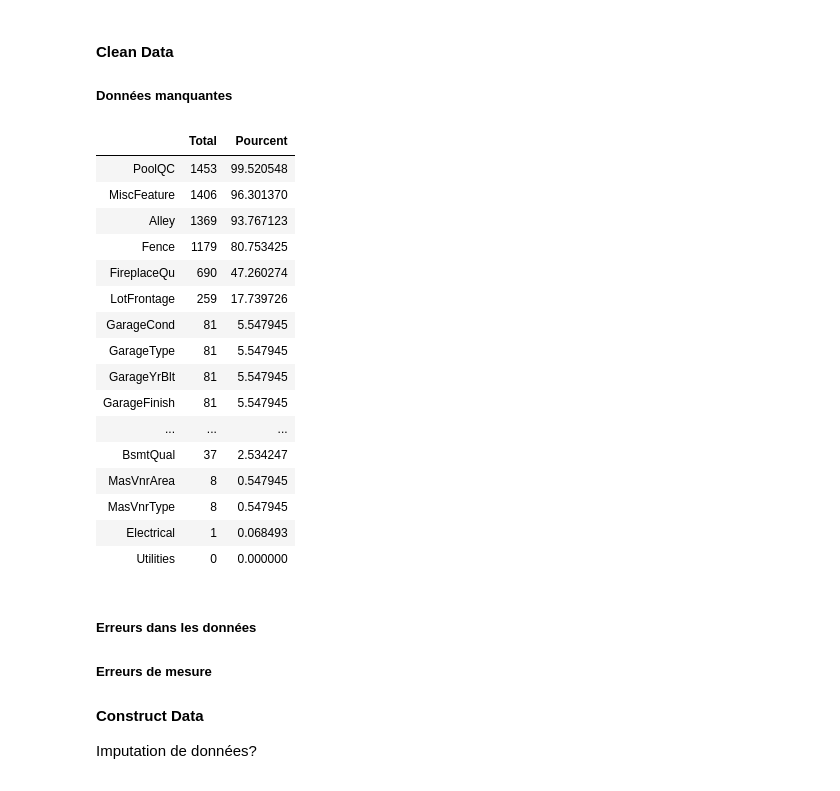
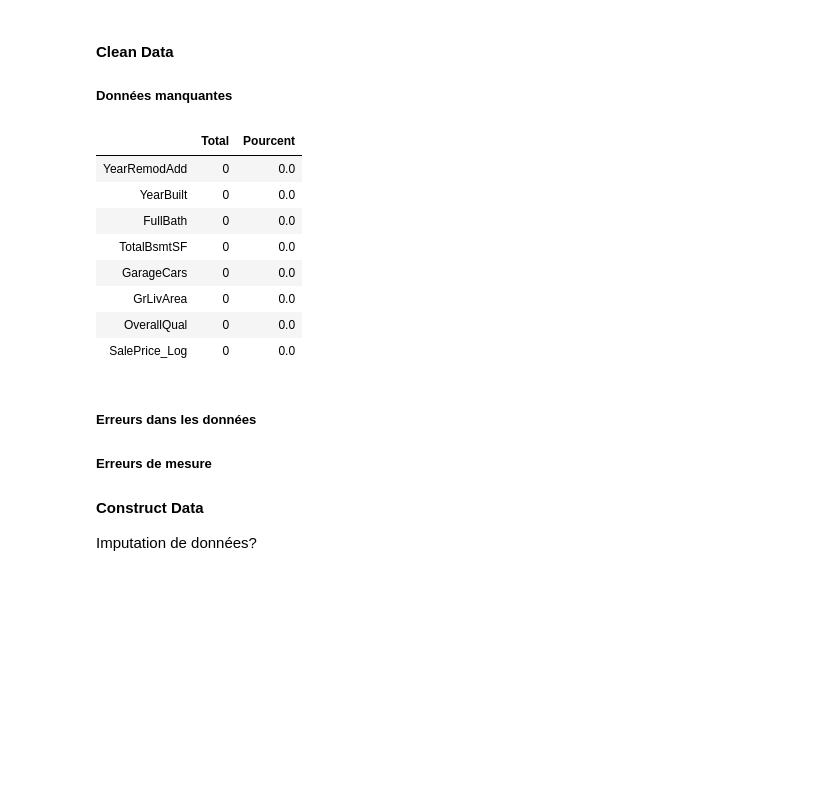
Before and after one commit to migrosdata/HousePrices, a Jupyter notebook: GroupC.ipynb, the cells around one changed output. Drawn from its saved outputs; the diff is of its cells as text; code cells hidden in the pictures; blank space fills up the shorter version.

```diff
--- a/GroupC.ipynb
+++ b/GroupC.ipynb
@@ -461,8 +461,8 @@ D'après la matrice de corélation, nous pouvons voir que certains de ces attrib
 8. YearRemodAdd: date de réstauration
 # %%
 # Select the ones you want
-df_train1 = df_train[['SalePrice_Log', 'OverallQual', 'GrLivArea', 'GarageCars', 'TotalBsmtSF', 'FullBath', 'YearBuilt', 'YearRemodAdd']]
-df_train1
+df_train_select = df_train[['SalePrice_Log', 'OverallQual', 'GrLivArea', 'GarageCars', 'TotalBsmtSF', 'FullBath', 'YearBuilt', 'YearRemodAdd']]
+df_train_select
 # %% [output]
 |  | SalePrice_Log | OverallQual | GrLivArea | GarageCars | TotalBsmtSF | FullBath | YearBuilt | YearRemodAdd |
 | 0 | 12.247694 | 7 | 1710 | 2 | 856 | 2 | 2003 | 2003 |
@@ -481,28 +481,20 @@ df_train1
 #### Clean Data
 ##### Données manquantes
 # %%
-total = df_train.isnull().sum().sort_values(ascending=False)
-percent = (df_train.isnull().sum()/df_train.isnull().count()*100).sort_values(ascending=False)
+total = df_train_select.isnull().sum().sort_values(ascending=False)
+percent = (df_train_select.isnull().sum()/df_train_select.isnull().count()*100).sort_values(ascending=False)
 missing_data = pd.concat([total, percent], axis=1, keys=['Total', 'Pourcent'])
 missing_data.head(20)
 # %% [output]
 |  | Total | Pourcent |
-| PoolQC | 1453 | 99.520548 |
-| MiscFeature | 1406 | 96.301370 |
-| Alley | 1369 | 93.767123 |
-| Fence | 1179 | 80.753425 |
-| FireplaceQu | 690 | 47.260274 |
-| LotFrontage | 259 | 17.739726 |
-| GarageCond | 81 | 5.547945 |
-| GarageType | 81 | 5.547945 |
-| GarageYrBlt | 81 | 5.547945 |
-| GarageFinish | 81 | 5.547945 |
-| ... | ... | ... |
-| BsmtQual | 37 | 2.534247 |
-| MasVnrArea | 8 | 0.547945 |
-| MasVnrType | 8 | 0.547945 |
-| Electrical | 1 | 0.068493 |
-| Utilities | 0 | 0.000000 |
+| YearRemodAdd | 0 | 0.0 |
+| YearBuilt | 0 | 0.0 |
+| FullBath | 0 | 0.0 |
+| TotalBsmtSF | 0 | 0.0 |
+| GarageCars | 0 | 0.0 |
+| GrLivArea | 0 | 0.0 |
+| OverallQual | 0 | 0.0 |
+| SalePrice_Log | 0 | 0.0 |
 # %% [markdown]
 ##### Erreurs dans les données
 ##### Erreurs de mesure
```
